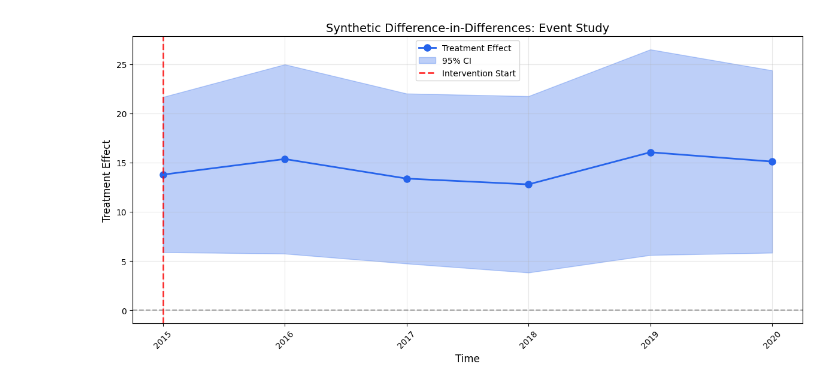
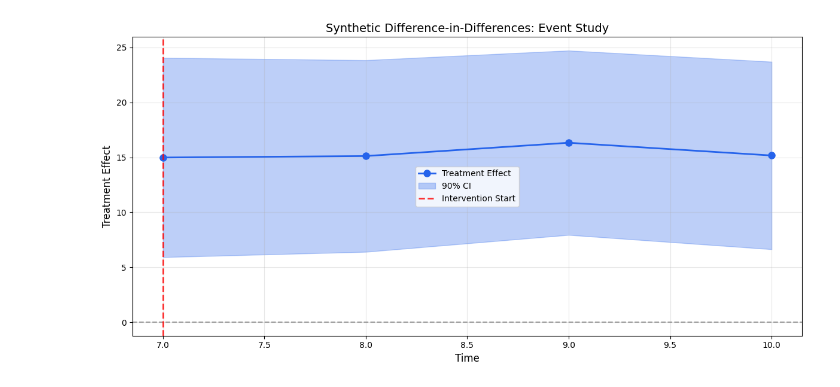
Before and after one commit to AluminumShark/Synthetic_Difference_in_Difference, a Jupyter notebook: examples/example.ipynb, the cells around one changed output. Drawn from its saved outputs; the diff is of its cells as text; code cells hidden in the pictures.

```diff
--- a/examples/example.ipynb
+++ b/examples/example.ipynb
@@ -153,13 +83,15 @@ SDID fixes this by:
 # %%
+# Initialize the estimator
 sdid = SyntheticDiffInDiff(
     data=df,
-    outcome_col='outcome',
-    times_col='year',
-    units_col='unit',
-    treat_col='treated',
-    post_col='post'
+    outcome_col="outcome",
+    times_col="year",
+    units_col="unit",
+    treat_col="treated",
+    post_col="post"
 )
 
-# Fit the model
-sdid_effect = sdid.fit(verbose=True)
+# Visualize raw trends using the new method
+sdid.plot_raw_trends(title="Raw Data: Treated Unit vs Controls")
+plt.show()
 # %% [output]
@@ -252,0 +108,5 @@ We use a placebo bootstrap procedure to estimate standard errors and confidence
+# %%
+att = sdid.fit()
+
+print(f"Estimated Treatment Effect (ATT): {att:.4f}")
+print(f"True Treatment Effect: 10.0000")
@@ -301,10 +196,6 @@ Time periods used:     0
 # %%
 # Event Study Plot
-fig = sdid.plot_event_study(
-    times=YEARS,
-    n_bootstrap=50,
-    confidence_level=0.95
-)
+sdid.plot_event_study(times=range(1, 11))
 plt.show()
 # %% [output]
 INFO:sdid.core:Creating event study plot...
@@ -327 +218 @@ INFO:sdid.core:Standard error: 4.7282
-[figure, old version]
+[figure, new version]
```
Also changed, not shown: parts of 28 cells of this notebook.
